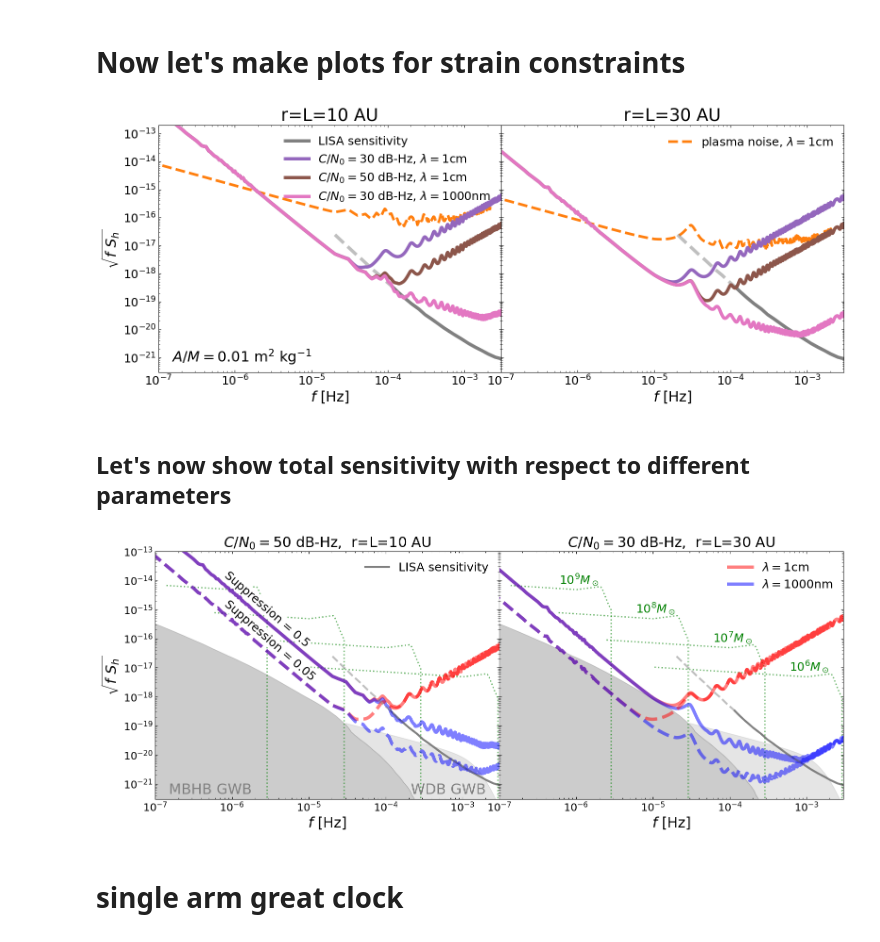
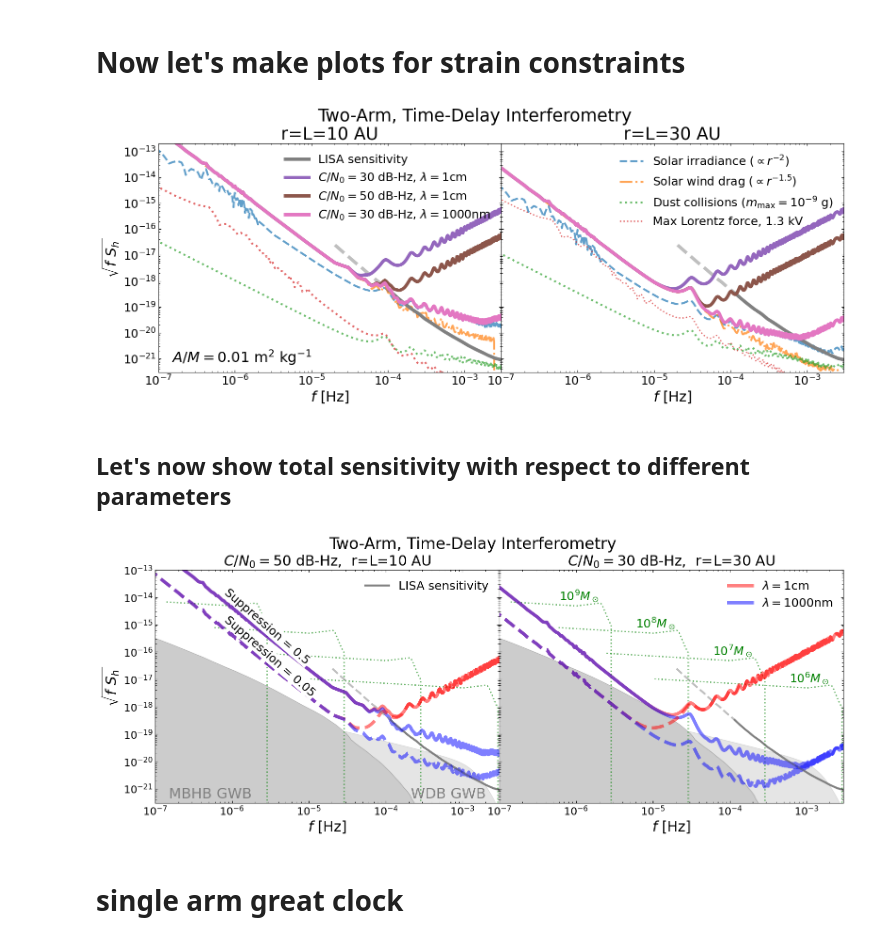
Before and after one commit to astromcquinn/GWwithDragFree, a Jupyter notebook: GWsensitivity_2baselines.ipynb, the cells around one changed output. Cells and saved outputs as stored; diff of their text form; code cells hidden in the pictures.

Commit message:
titles to plots added

```diff
--- a/GWsensitivity_2baselines.ipynb
+++ b/GWsensitivity_2baselines.ipynb
@@ -1043,8 +1043,8 @@ def strainnoisepulsedlaser(L_AU=1, lambda0=1e-4, Dtel=150, Plaser=1):
 geometric_suppression = 0.5
 show_dBHz = False
 show_total = True
-show_dispersion = True
-only_show_acceleration_total = True
+show_dispersion = False
+only_show_acceleration_total = False
 
 alpha_dB = 1  # opacity of laser curve
 acc_width = 3 # width of lines for accelerations
@@ -1190,35 +1190,37 @@ for i in range(num_baselines):
     if show_dispersion:
         ax.set_xlim([1e-7, .003])
 
     ax.set_ylim([acc_min, acc_max])
 
     ax.tick_params(axis='both', which='major', labelsize=18)
     ax.tick_params(axis='x', top=True, direction='in')
     ax.tick_params(axis='y', right=True, direction='in')
     ax.tick_params(axis='both', which='minor', direction='in')
     ax.tick_params(axis='x', which='minor', top=True)
     ax.tick_params(axis='y', which='minor', right=True)
 
     ax.set_xlabel(r'$f$ [Hz]', fontsize=22)
 
 
     #fig.supxlabel(r'$f$  [Hz]', fontsize=24)#, y=-0.01)
 
 
 # Adjust layout and show the plot
-plt.subplots_adjust(left=0.08, right=0.99, top=0.93, bottom=0.11)
+
+    fig.suptitle('Two-Arm, Time-Delay Interferometry', y=.99)
+plt.subplots_adjust(left=0.08, right=0.99, top=0.87, bottom=0.11)
 
 # Optionally, save the figure
 if show_dispersion:
      plt.savefig("figures/strainsensitivity_A{}m{}_dispersion.pdf".format(area_spacecraft_irradiance_msq, mass_spacecraft_kg), format='pdf')
 else:
      plt.savefig("figures/strainsensitivity_A{}m{}.pdf".format(area_spacecraft_irradiance_msq, mass_spacecraft_kg), format='pdf')
 
 #plt.savefig("/Users/cdmcgrat/Desktop/matt_updated_figs/fig6.pdf", bbox_inches='tight', format='pdf')
 
 plt.show()
 # %% [output]
-[figure, old version]
+[figure, new version]
 # %% [markdown]
 ## Let's now show total sensitivity with respect to different parameters
 # %%
@@ -1391,7 +1393,8 @@ for i in range(num_baselines):
 
 #fig.supxlabel(r'$f$ [Hz]', fontsize=22)
 
-plt.subplots_adjust(left=0.08, right=0.99, top=0.93, bottom=0.11)
+fig.suptitle('Two-Arm, Time-Delay Interferometry', fontsize=24, y=.99)
+plt.subplots_adjust(left=0.08, right=0.99, top=0.88, bottom=0.11)
 
 # Optionally, save the figure
 plt.savefig("figures/strainsensitivity_justtotals_A{}m{}.pdf".format(area_spacecraft_irradiance_msq, mass_spacecraft_kg), format='pdf')
@@ -1401,7 +1404,7 @@ plt.savefig("figures/strainsensitivity_justtotals_A{}m{}.pdf".format(area_spacec
 
 plt.show()
 # %% [output]
-[figure, old version]
+[figure, new version]
 # %% [markdown]
 #  single arm great clock
 # %%
```
Also changed, not shown: parts of 3 cells of this notebook.
